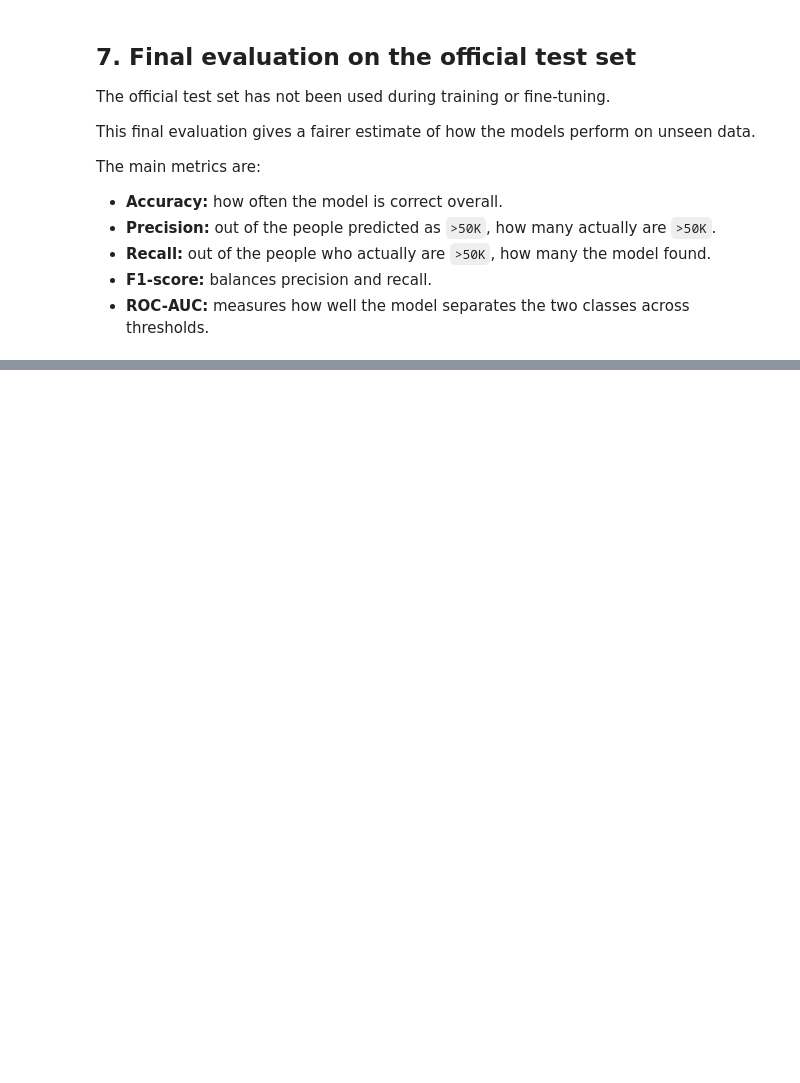
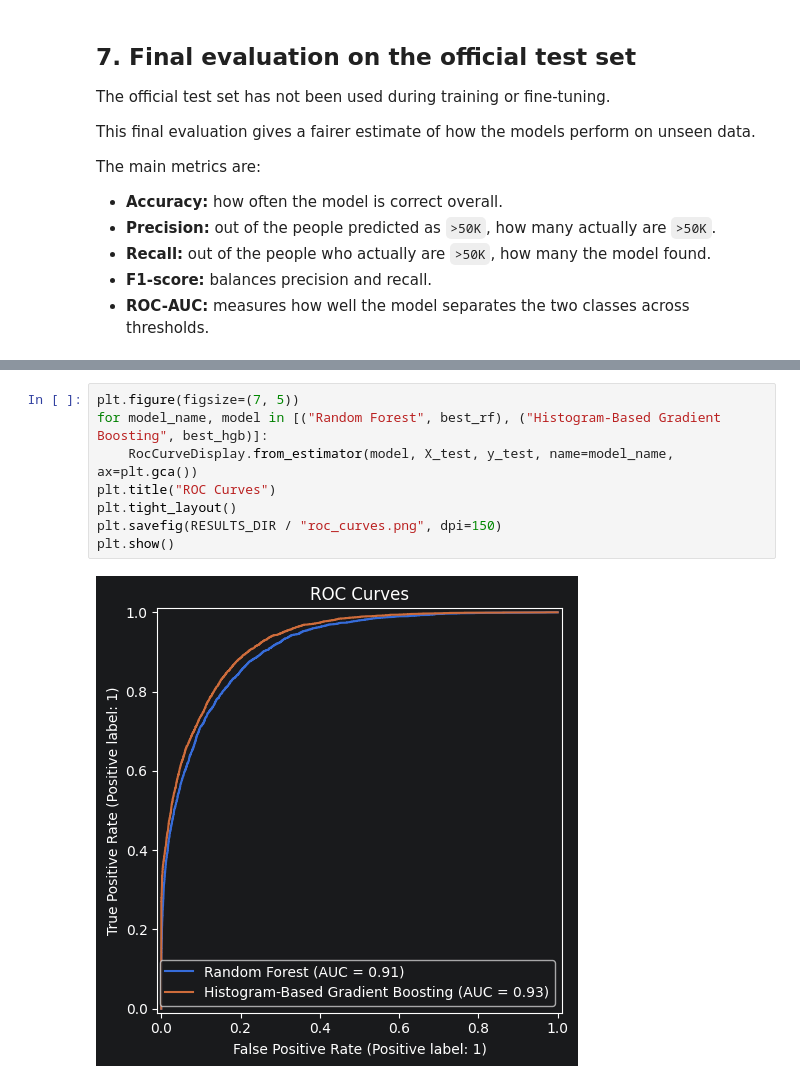
Before and after one commit to AhmadAmerBakran/ML_Exam_Project, a Jupyter notebook: notebooks/adult_income_ml_project.ipynb, the cells around one changed output, grey strips where cells are left out. Saved outputs shown, nothing was run; the diff lists cells and outputs as text; blank space fills up the shorter version.

```diff
--- a/notebooks/adult_income_ml_project.ipynb
+++ b/notebooks/adult_income_ml_project.ipynb
@@ -400,0 +459,10 @@ print(f"Saved model comparison to: {results_path}")
+# %%
+plt.figure(figsize=(7, 5))
+for model_name, model in [("Random Forest", best_rf), ("Histogram-Based Gradient Boosting", best_hgb)]:
+    RocCurveDisplay.from_estimator(model, X_test, y_test, name=model_name, ax=plt.gca())
+plt.title("ROC Curves")
+plt.tight_layout()
+plt.savefig(RESULTS_DIR / "roc_curves.png", dpi=150)
+plt.show()
+# %% [output]
+[figure, added]
```
Also changed, not shown: parts of 10 cells of this notebook, 1 other file.
